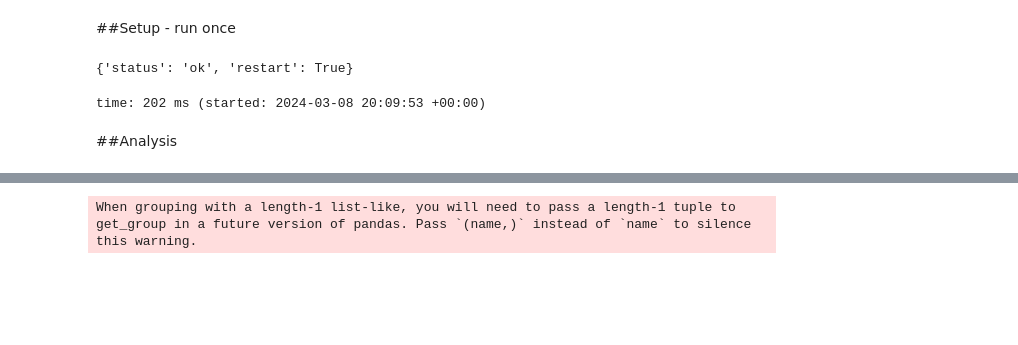
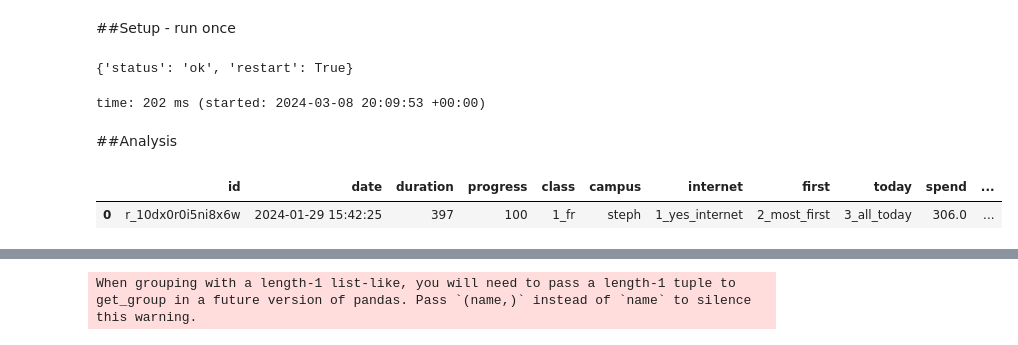
Before and after one commit to drscook/day1_materials, a Jupyter notebook: day1_materials_analysis.ipynb, the cells around one changed output, grey strips where cells are left out. Drawn from its saved outputs; the diff is of its cells as text; code cells hidden in the pictures; blank space fills up the shorter version.

```diff
--- a/day1_materials_analysis.ipynb
+++ b/day1_materials_analysis.ipynb
@@ -54,3 +54,8 @@ def analyze(data, vars, height=1000):
 time: 202 ms (started: 2024-03-08 20:09:53 +00:00)
 # %% [markdown]
 ##Analysis
+# %%
+disp(students,1)
+# %% [output]
+|  | id | date | duration | progress | class | campus | internet | first | today | spend | ... |
+| 0 | r_10dx0r0i5ni8x6w | 2024-01-29 15:42:25 | 397 | 100 | 1_fr | steph | 1_yes_internet | 2_most_first | 3_all_today | 306.0 | ... |
```
Also changed, not shown: parts of 2 cells of this notebook.
